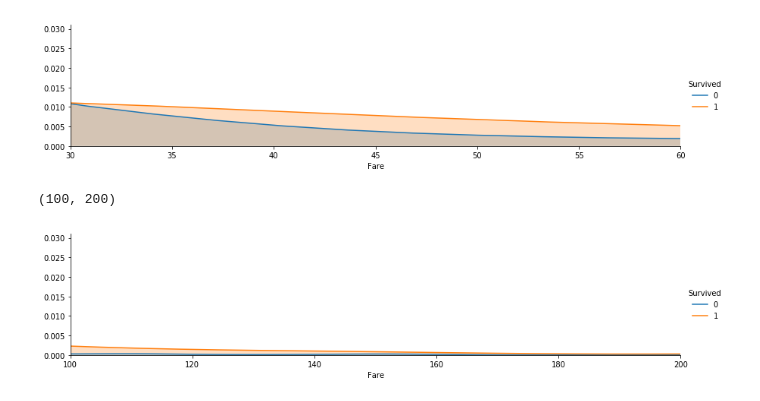
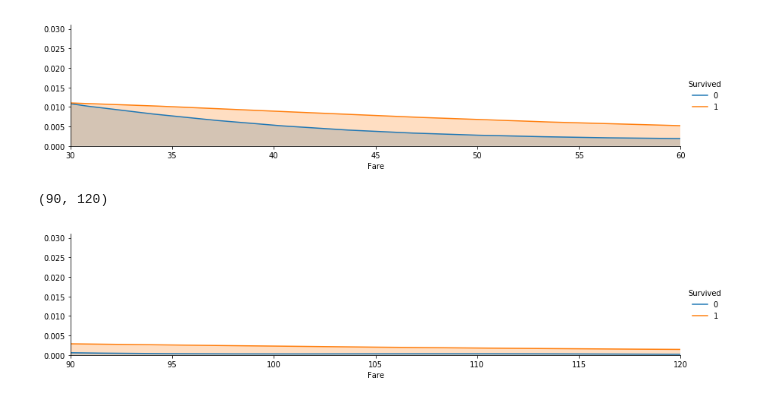
Before and after one commit to dl57934/hoony_blog_Data, a Jupyter notebook: 머신러닝/kaggle/Titanic/titanicStudy2.ipynb, the cells around one changed output. Cells and saved outputs as stored; diff of their text form; code cells hidden in the pictures.

```diff
--- a/머신러닝/kaggle/Titanic/titanicStudy2.ipynb
+++ b/머신러닝/kaggle/Titanic/titanicStudy2.ipynb
@@ -242,9 +249,9 @@ plt.xlim(30, 60) #0 ~ 30
 # %%
 facet = sns.FacetGrid(train, hue='Survived', aspect=4)
 facet.map(sns.kdeplot, 'Fare', shade=True)
 facet.set(xlim=(0, train['Fare'].max()))
 facet.add_legend()
-plt.xlim(100, 200) #0 ~ 30
+plt.xlim(90, 120) #0 ~ 30
 # %% [output]
-(100, 200)
+(90, 120)
-[figure, old version]
+[figure, new version]
```
Also changed, not shown: parts of 29 cells of this notebook, 12 other files.
